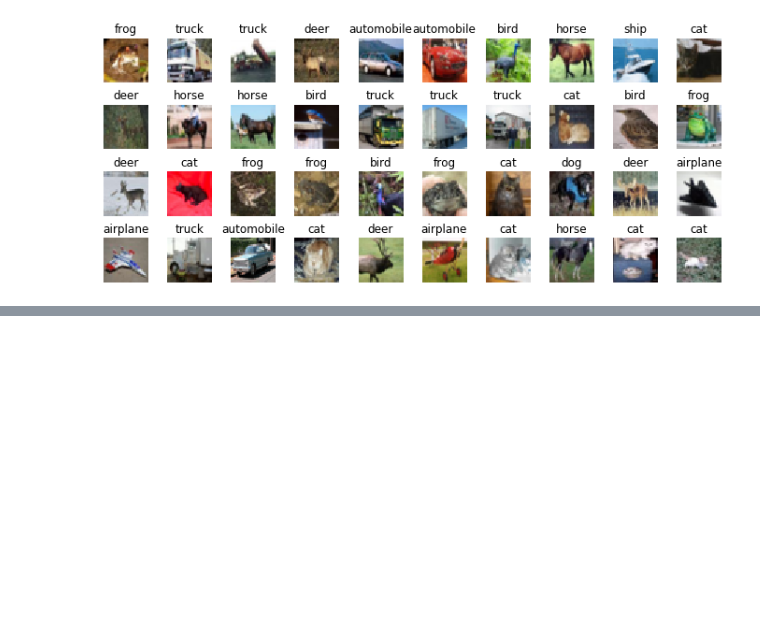
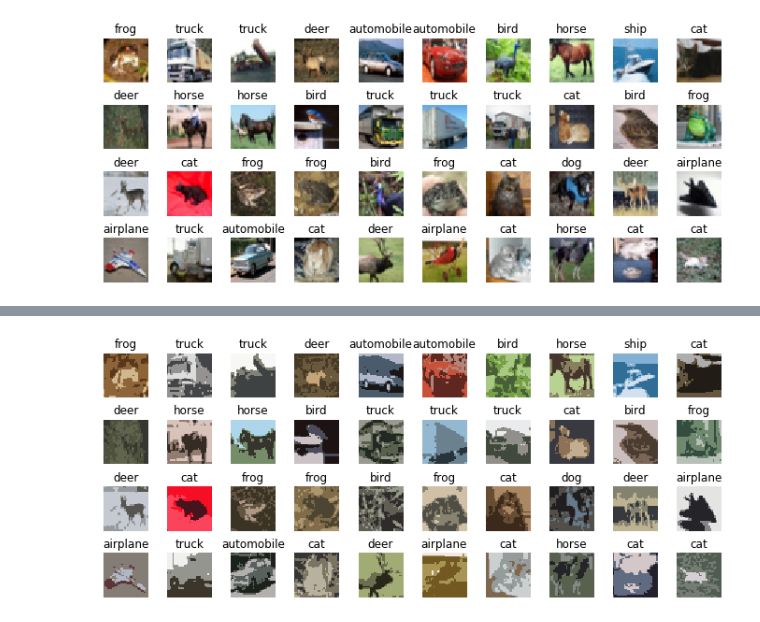
Before and after one commit to raymond-selvik/machine-learning-samples, a Jupyter notebook: segmentation.ipynb, the cells around one changed output, grey strips where cells are left out. Saved outputs shown, nothing was run; the diff lists cells and outputs as text; code cells hidden in the pictures; blank space fills up the shorter version.

Commit message:
Added different estimators.

```diff
--- a/segmentation.ipynb
+++ b/segmentation.ipynb
@@ -59,6 +60,21 @@ def printImages(images, labels):
 printImages(X_train, y_train)
 # %% [output]
 [figure]
+# %%
+from sklearn.base import BaseEstimator, TransformerMixin
+
+class Scaler(BaseEstimator, TransformerMixin):
+    def __init__(self):
+        return None
+    def fit(self, X):
+        return self
+    def transform(self, X):
+        return X/255.0
+
+scaler = Scaler()
+
+X_train_scaled = scaler.transform(X_train)
+X_test_scaled = scaler.transform(X_test)
 # %%
 model = keras.models.Sequential([
     keras.layers.Flatten(input_shape=[32, 32, 3]),
@@ -105,0 +132,32 @@ plotTrainingStat(history)
+# %%
+from sklearn.cluster import KMeans
+import numpy as np
+
+class ImageSegmentationTransformer(BaseEstimator, TransformerMixin):
+    def __init__(self, clusters=3):
+        self.clusters = clusters
+    def fit(self, X):
+        return self
+    def transform(self, X):
+        transformed_images = []
+        for i in range(np.size(X, 0)):
+            image = X[i].reshape(-1, 3)
+            kmeans = KMeans(n_clusters=self.clusters, random_state=42, n_jobs=-1).fit(image)
+            seg_img = kmeans.cluster_centers_[kmeans.labels_]
+            seg_img = seg_img.reshape(X[i].shape)
+            transformed_images.append(seg_img)
+        return np.array(transformed_images)
+# %%
+from sklearn.pipeline import Pipeline
+
+seg_processing_pipeline = Pipeline([
+    ('Segmentation', ImageSegmentationTransformer(clusters=3)),
+    ('Scaler', Scaler())
+])
+
+X_train_seg = seg_processing_pipeline.transform(X_train)
+X_test_seg = seg_processing_pipeline.transform(X_test)
+# %%
+printImages(X_train_seg, y_train)
+# %% [output]
+[figure, added]
```
Also changed, not shown: parts of 23 cells of this notebook.
